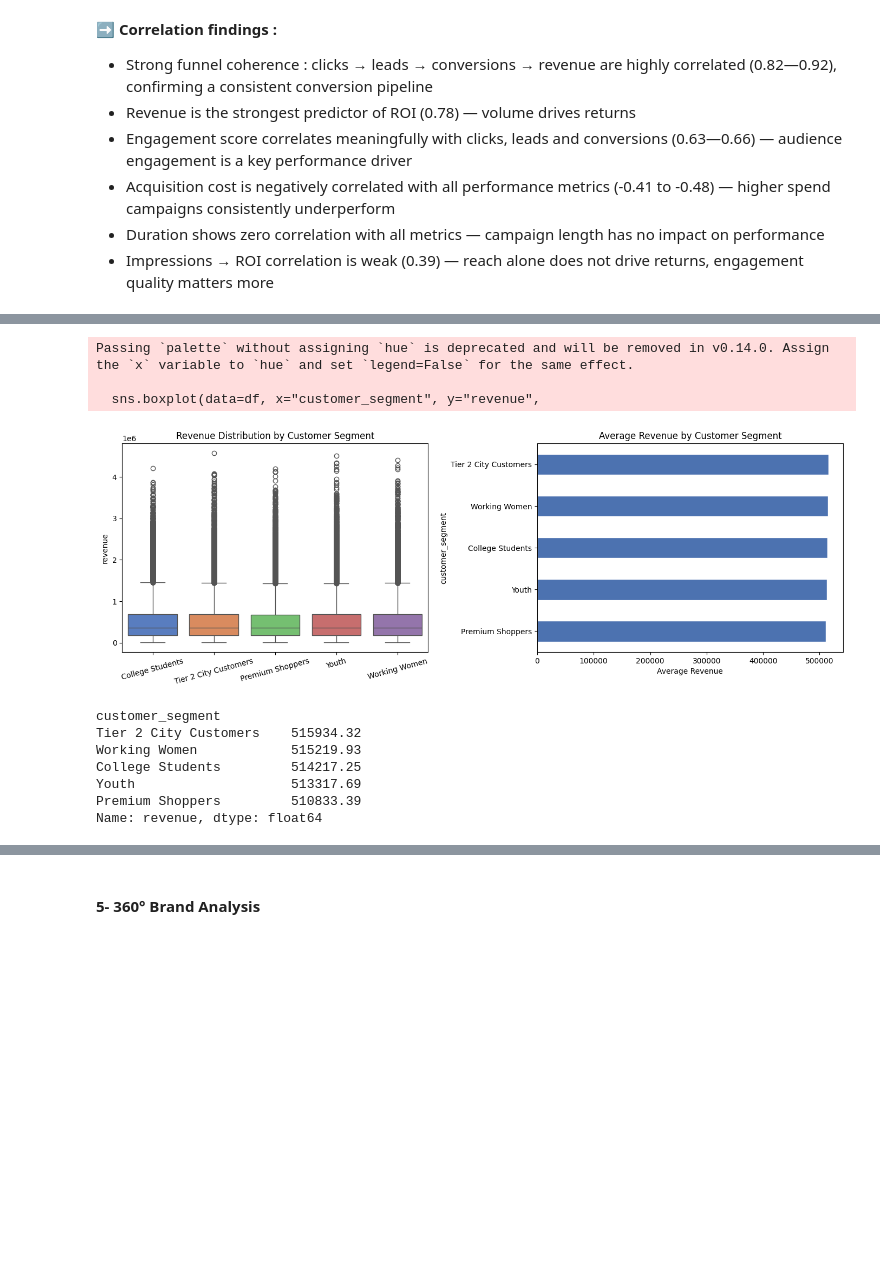
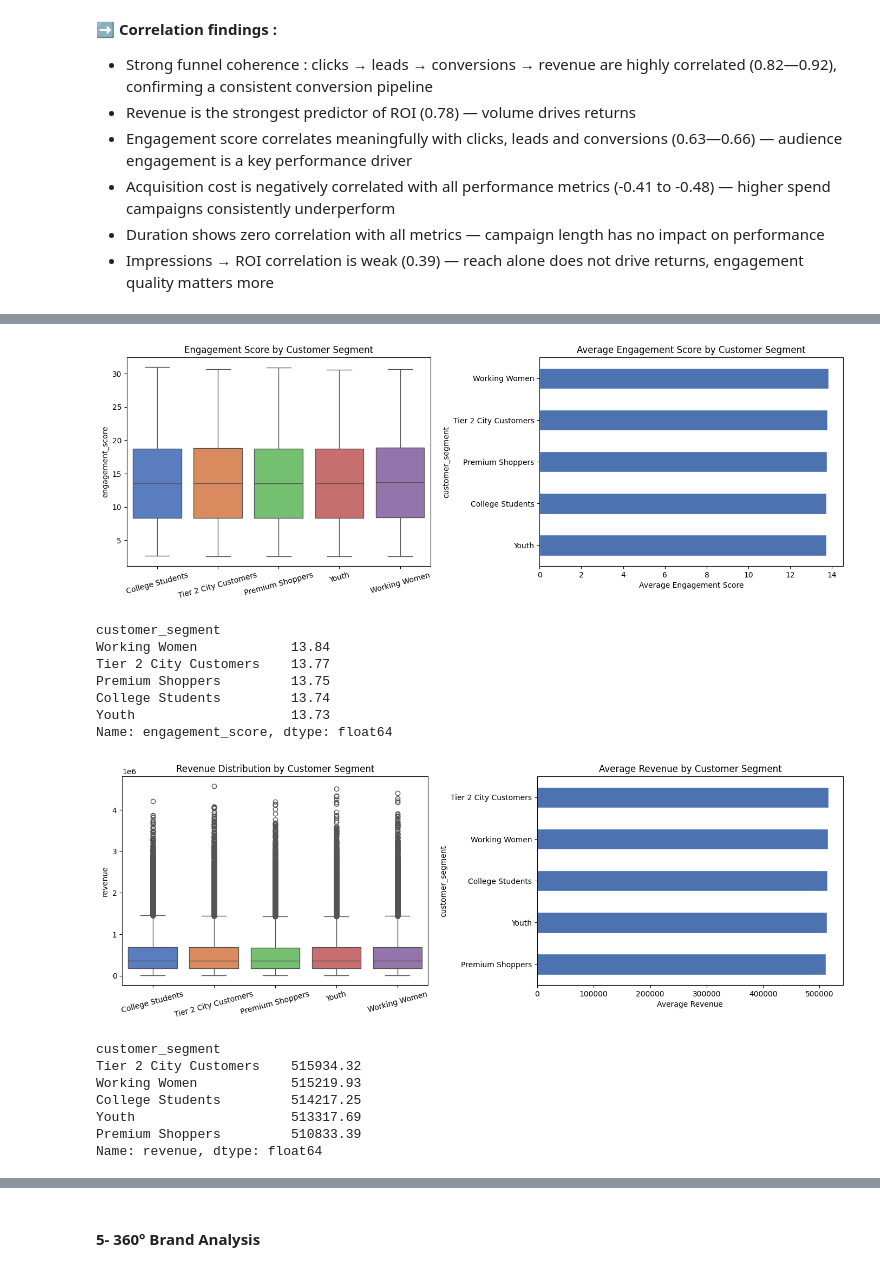
Before and after one commit to salimatter/marketing-campaign-audit, a Jupyter notebook: multi_brand_marketing_campaign.ipynb, the cells around one changed output, grey strips where cells are left out. Cells and saved outputs as stored; diff of their text form; code cells hidden in the pictures; blank space fills up the shorter version.

```diff
--- a/multi_brand_marketing_campaign.ipynb
+++ b/multi_brand_marketing_campaign.ipynb
@@ -626,3 +741,34 @@ Single-Channel  2.68  21.93
+# %%
+# Engagement score by customer segment
+
+fig, axes = plt.subplots(1, 2, figsize=(14, 5))
+
+sns.boxplot(data=df, x="customer_segment", y="engagement_score",
+            hue="customer_segment", palette="muted",
+            legend=False, ax=axes[0])
+axes[0].set_title("Engagement Score by Customer Segment")
+axes[0].set_xlabel("")
+axes[0].tick_params(axis="x", rotation=15)
+
+df.groupby("customer_segment")["engagement_score"].mean().round(2)\
+    .sort_values(ascending=True)\
+    .plot(kind="barh", ax=axes[1], color="#4C72B0", edgecolor="white")
+axes[1].set_title("Average Engagement Score by Customer Segment")
+axes[1].set_xlabel("Average Engagement Score")
+
+plt.tight_layout()
+plt.show()
+
+print(df.groupby("customer_segment")["engagement_score"].mean().round(2).sort_values(ascending=False))
+# %% [output]
+[figure, added]
+customer_segment
+Working Women            13.84
+Tier 2 City Customers    13.77
+Premium Shoppers         13.75
+College Students         13.74
+Youth                    13.73
+Name: engagement_score, dtype: float64
 # %%
 # Revenue distribution across customer segments
 # Identifies highest value segments for targeting optimization
@@ -630,7 +776,7 @@ Single-Channel  2.68  21.93
 fig, axes = plt.subplots(1, 2, figsize=(14, 5))
 
 sns.boxplot(data=df, x="customer_segment", y="revenue",
-            palette="muted", ax=axes[0])
+            hue="customer_segment", palette="muted", legend=False, ax=axes[0])
 axes[0].set_title("Revenue Distribution by Customer Segment")
 axes[0].set_xlabel("")
 axes[0].tick_params(axis="x", rotation=15)
@@ -646,14 +792,11 @@ plt.show()
 
 print(df.groupby("customer_segment")["revenue"].mean().round(2).sort_values(ascending=False))
 # %% [output]
+[figure]
-Passing `palette` without assigning `hue` is deprecated and will be removed in v0.14.0. Assign the `x` variable to `hue` and set `legend=False` for the same effect.
-
-  sns.boxplot(data=df, x="customer_segment", y="revenue",
+customer_segment
+Tier 2 City Customers    515934.32
+Working Women            515219.93
+College Students         514217.25
+Youth                    513317.69
+Premium Shoppers         510833.39
+Name: revenue, dtype: float64
-[figure]
-customer_segment
-Tier 2 City Customers    515934.32
-Working Women            515219.93
-College Students         514217.25
-Youth                    513317.69
-Premium Shoppers         510833.39
-Name: revenue, dtype: float64
```
Also changed, not shown: parts of 22 cells of this notebook.
